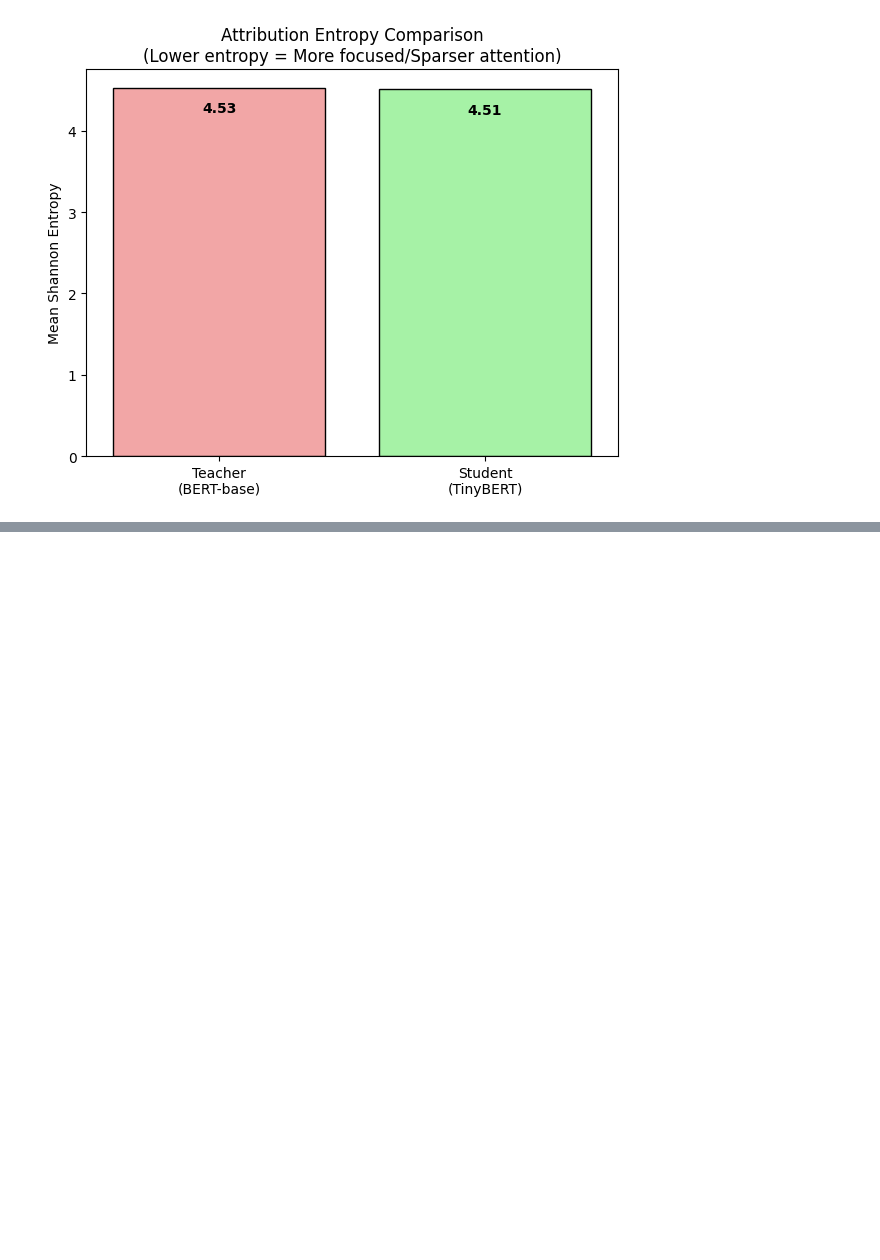
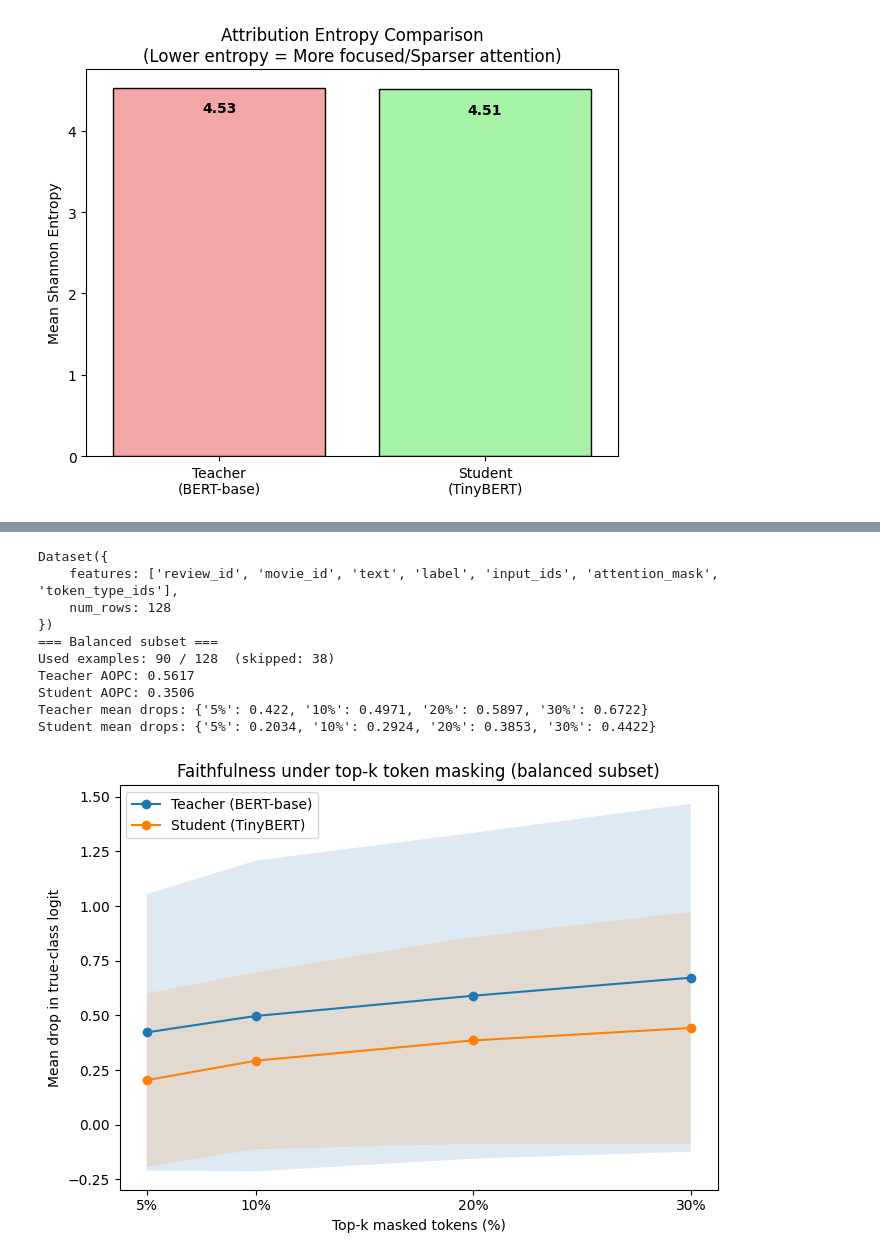
Before and after one commit to MarcoColan01/nlp.project-Colangelo-2526, a Jupyter notebook: notebooks/6_emb_attn_exploration.ipynb, the cells around one changed output, grey strips where cells are left out. Drawn from its saved outputs; the diff is of its cells as text; code cells hidden in the pictures; blank space fills up the shorter version.

```diff
--- a/notebooks/6_emb_attn_exploration.ipynb
+++ b/notebooks/6_emb_attn_exploration.ipynb
@@ -514,0 +732,32 @@ else:
+# %%
+# === Small balanced subset: laptop-friendly default ===
+faith_subset = make_balanced_subset(test_ds, n_per_class=FAITH_N_PER_CLASS, seed=SEED)
+print(faith_subset)
+
+faith_stats_bal = evaluate_faithfulness_curve(
+    teacher_model=teacher,
+    student_model=student_faith,
+    ds_subset=faith_subset,
+    k_fracs=K_FRACS,
+    device=device,
+    require_both_correct=True,
+)
+
+print_faithfulness_summary(faith_stats_bal, "Balanced subset")
+plot_faithfulness(
+    faith_stats_bal,
+    K_FRACS,
+    title="Faithfulness under top-k token masking (balanced subset)"
+)
+# %% [output]
+Dataset({
+    features: ['review_id', 'movie_id', 'text', 'label', 'input_ids', 'attention_mask', 'token_type_ids'],
+    num_rows: 128
+})
+=== Balanced subset ===
+Used examples: 90 / 128  (skipped: 38)
+Teacher AOPC: 0.5617
+Student AOPC: 0.3506
+Teacher mean drops: {'5%': 0.422, '10%': 0.4971, '20%': 0.5897, '30%': 0.6722}
+Student mean drops: {'5%': 0.2034, '10%': 0.2924, '20%': 0.3853, '30%': 0.4422}
+[figure, added]
```
Also changed, not shown: parts of 13 cells of this notebook, 13 other files.
